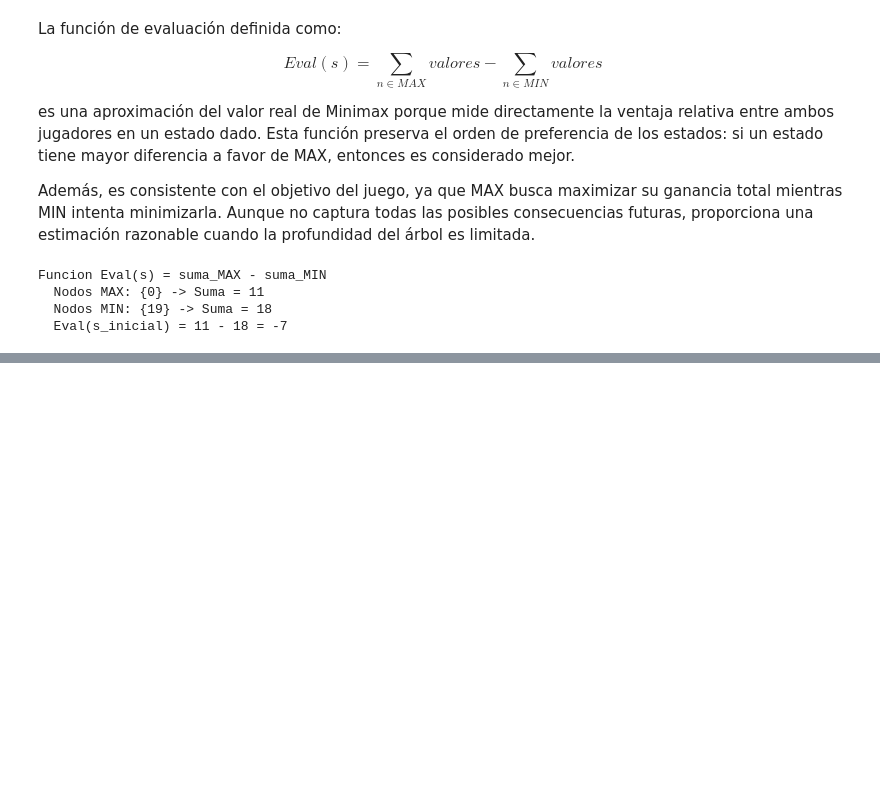
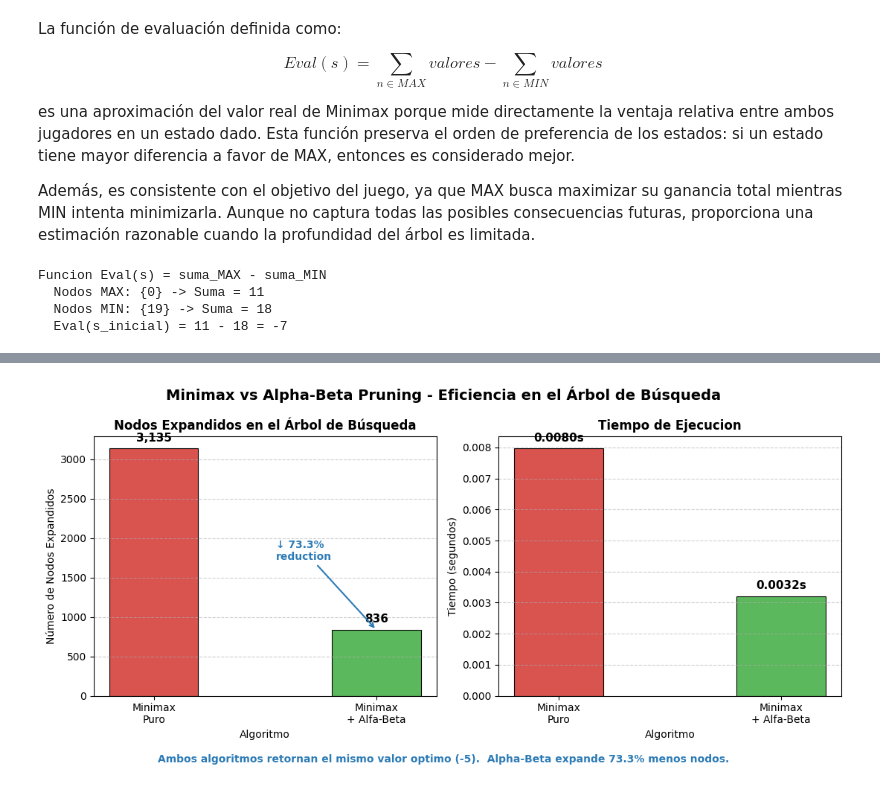
Before and after one commit to Branuvg/AI_PROY2, a Jupyter notebook: Proyecto2_IA.ipynb, the cells around one changed output, grey strips where cells are left out. Drawn from its saved outputs; the diff is of its cells as text; code cells hidden in the pictures; blank space fills up the shorter version.

```diff
--- a/Proyecto2_IA.ipynb
+++ b/Proyecto2_IA.ipynb
@@ -529,0 +557,50 @@ Funcion Eval(s) = suma_MAX - suma_MIN
+# %%
+import matplotlib.pyplot as plt
+
+reduccion_ab = (1 - contador_ab[0] / contador_mm[0]) * 100
+methods_t2   = ['Minimax\nPuro', 'Minimax\n+ Alfa-Beta']
+nodes_t2     = [contador_mm[0], contador_ab[0]]
+times_t2     = [t5 - t4, t7 - t6]
+colors_t2    = ['#d9534f', '#5cb85c']
+
+fig, axes = plt.subplots(1, 2, figsize=(11, 5))
+fig.suptitle('Minimax vs Alpha-Beta Pruning - Eficiencia en el Árbol de Búsqueda',
+             fontsize=14, fontweight='bold')
+
+# Bar 1: Nodes expanded
+ax1 = axes[0]
+bars1 = ax1.bar(methods_t2, nodes_t2, color=colors_t2, edgecolor='black', linewidth=0.8, width=0.4)
+ax1.set_title('Nodos Expandidos en el Árbol de Búsqueda', fontsize=12, fontweight='bold')
+ax1.set_ylabel('Número de Nodos Expandidos')
+ax1.set_xlabel('Algoritmo')
+ax1.grid(True, axis='y', linestyle='--', alpha=0.6)
+for bar, val in zip(bars1, nodes_t2):
+    ax1.text(bar.get_x() + bar.get_width()/2,
+             bar.get_height() + max(nodes_t2)*0.02,
+             f'{val:,}', ha='center', va='bottom', fontsize=11, fontweight='bold')
+ax1.annotate(f'↓ {reduccion_ab:.1f}%\nreduction',
+             xy=(1, contador_ab[0]), xytext=(0.55, contador_mm[0]*0.55),
+             fontsize=10, color='#2c7bb6', fontweight='bold',
+             arrowprops=dict(arrowstyle='->', color='#2c7bb6', lw=1.5))
+
+# Bar 2: Execution time
+ax2 = axes[1]
+bars2 = ax2.bar(methods_t2, times_t2, color=colors_t2, edgecolor='black', linewidth=0.8, width=0.4)
+ax2.set_title('Tiempo de Ejecucion', fontsize=12, fontweight='bold')
+ax2.set_ylabel('Tiempo (segundos)')
+ax2.set_xlabel('Algoritmo')
+ax2.grid(True, axis='y', linestyle='--', alpha=0.6)
+for bar, val in zip(bars2, times_t2):
+    ax2.text(bar.get_x() + bar.get_width()/2,
+             bar.get_height() + max(times_t2)*0.02,
+             f'{val:.4f}s', ha='center', va='bottom', fontsize=11, fontweight='bold')
+
+fig.text(0.5, -0.03,
+         f'Ambos algoritmos retornan el mismo valor optimo ({valor_mm}).  '
+         f'Alpha-Beta expande {reduccion_ab:.1f}% menos nodos.',
+         ha='center', fontsize=10, color='#2c7bb6', fontweight='bold')
+
+plt.tight_layout()
+plt.show()
+# %% [output]
+[figure, added]
```
Also changed, not shown: parts of 3 cells of this notebook.
